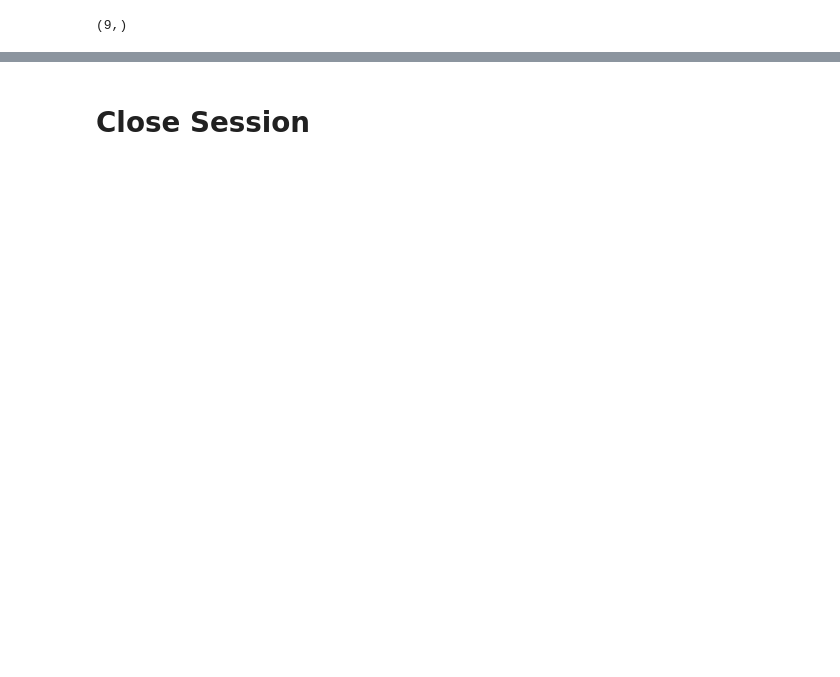
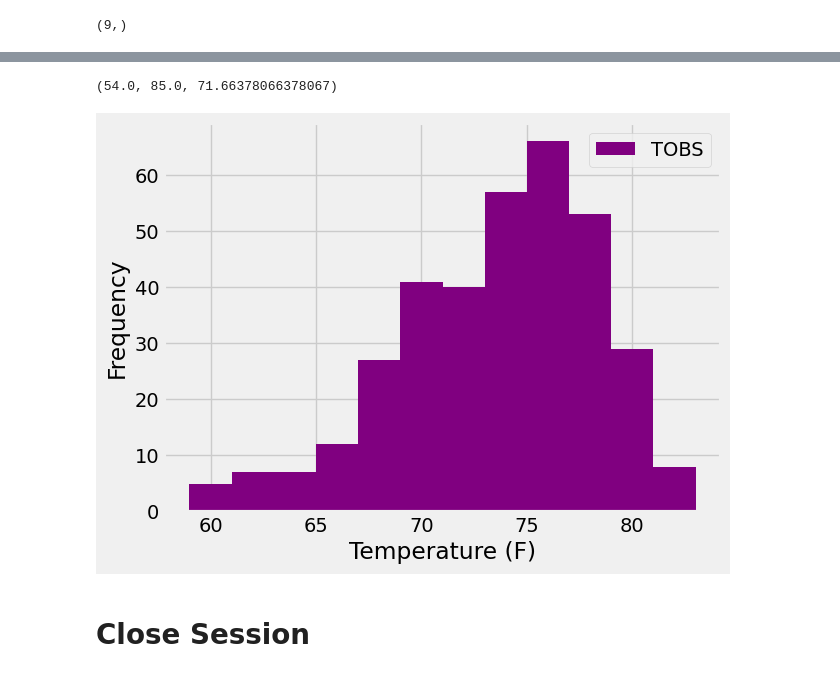
Before and after one commit to YargKlnc/SQLAlchemy-Challenge, a Jupyter notebook: climate_starter.ipynb, the cells around one changed output, grey strips where cells are left out. Cells and saved outputs as stored; diff of their text form; code cells hidden in the pictures; blank space fills up the shorter version.

```diff
--- a/climate_starter.ipynb
+++ b/climate_starter.ipynb
@@ -147,8 +181,27 @@ total_number_of_stations
 # %%
-# Using the most active station id from the previous query, calculate the lowest, highest, and average temperature.
+# Using the most active station id from the previous query, calculating the lowest, highest, and average temperature.
+sel = [func.min(Measurement.tobs), func.max(Measurement.tobs), func.avg(Measurement.tobs)]
+
+station_USC00519281 = session.query(*sel).\
+    filter(Measurement.station == 'USC00519281').first()
+
+station_USC00519281
+# %% [output]
+(54.0, 85.0, 71.66378066378067)
 # %%
 # Using the most active station id
 # Query the last 12 months of temperature observation data for this station and plot the results as a histogram
+data = session.query(Measurement.tobs).\
+        filter(Measurement.station == 'USC00519281', Measurement.date >= year_ago).all()
+
+df2 = pd.DataFrame(data, columns=['TOBS'])
+df2.plot.hist(bins=12, color = "purple")
+plt.xlabel('Temperature (F)')
+
+plt.savefig("Output/Station USC00519281 Temperature Observation.jpg")
+plt.show()
+# %% [output]
+[figure, added]
 # %% [markdown]
 # Close Session
 # %%
```
Also changed, not shown: parts of 8 cells of this notebook, 2 other files.
